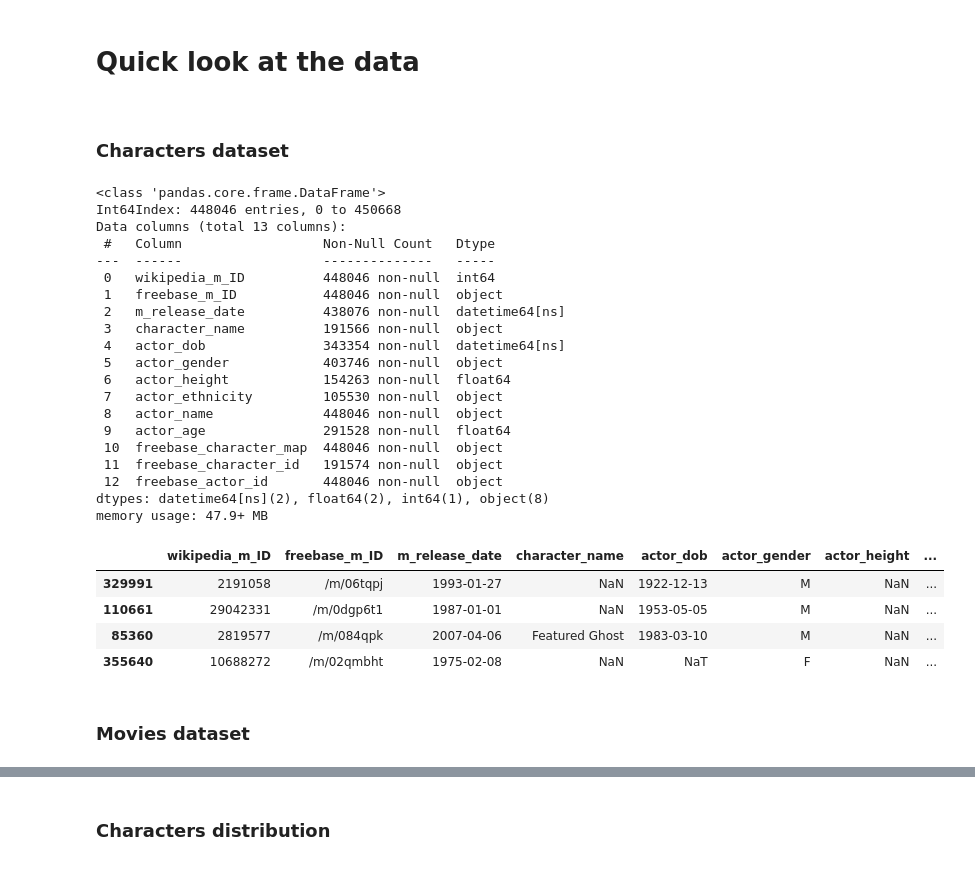
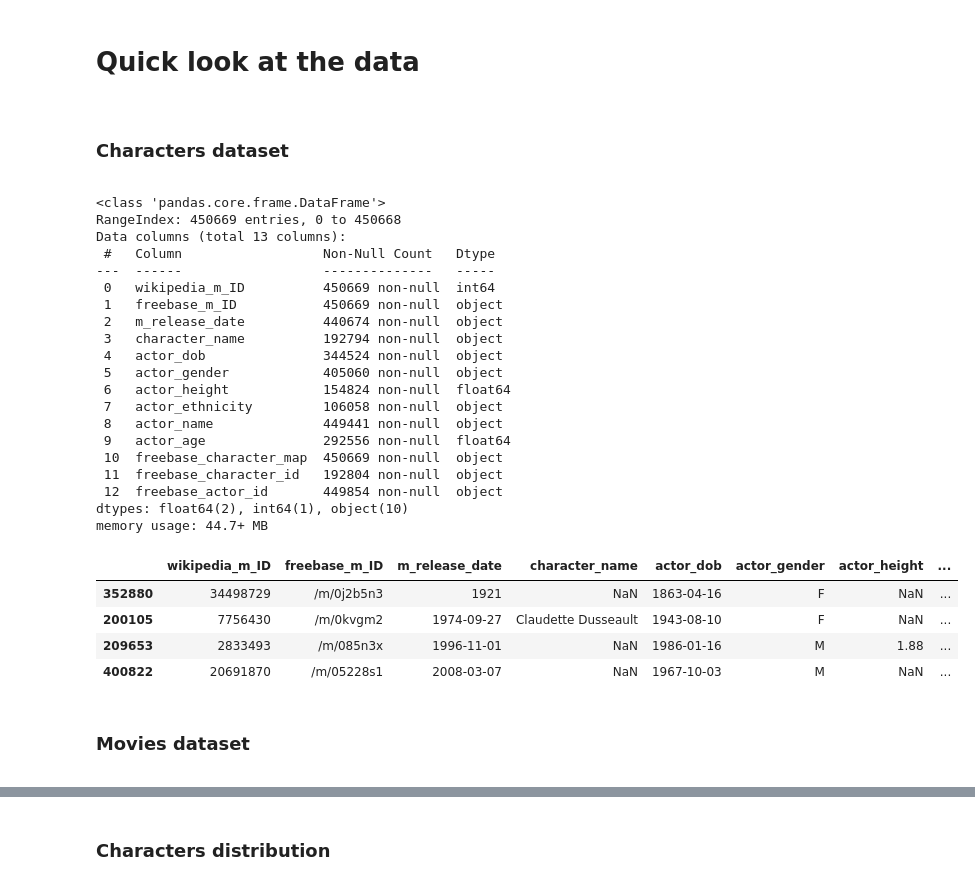
Before and after one commit to epfl-ada/ada-2022-project-dadalife, a Jupyter notebook: ADA_CMU.ipynb, the cells around one changed output, grey strips where cells are left out. Drawn from its saved outputs; the diff is of its cells as text; code cells hidden in the pictures.

```diff
--- a/ADA_CMU.ipynb
+++ b/ADA_CMU.ipynb
@@ -57,3 +38,6 @@ df_actors.drop_duplicates(subset=["wikipedia_m_ID", "character_name", "actor_nam
+# %%
+a_cols = ['wikipedia_m_ID', 'freebase_m_ID', 'm_release_date','character_name', 'actor_dob', 'actor_gender', 'actor_height', 'actor_ethnicity', 'actor_name', 'actor_age', 'freebase_character_map', 'freebase_character_id', 'freebase_actor_id']
+df_chars=pd.read_csv('character.metadata.tsv', sep='\t', names=a_cols)
 # %% [markdown]
 ### Movies data
 <a class="anchor" id="load_movies"></a>
@@ -74,39 +49,41 @@ df_movies=df_movies.where(df_movies.astype(bool),np.nan).drop_duplicates(subset=
 <a class="anchor" id="quicklook"></a>
 # %% [markdown]
 ### Characters dataset
+<a class="anchor" id="quicklook_characters"></a>
 # %%
-df_actors.info()
+df_chars.info()
 # %% [output]
 <class 'pandas.core.frame.DataFrame'>
-Int64Index: 448046 entries, 0 to 450668
+RangeIndex: 450669 entries, 0 to 450668
 Data columns (total 13 columns):
  #   Column                  Non-Null Count   Dtype
 ---  ------                  --------------   -----
- 0   wikipedia_m_ID          448046 non-null  int64
- 1   freebase_m_ID           448046 non-null  object
- 2   m_release_date          438076 non-null  datetime64[ns]
- 3   character_name          191566 non-null  object
- 4   actor_dob               343354 non-null  datetime64[ns]
- 5   actor_gender            403746 non-null  object
- 6   actor_height            154263 non-null  float64
- 7   actor_ethnicity         105530 non-null  object
- 8   actor_name              448046 non-null  object
- 9   actor_age               291528 non-null  float64
- 10  freebase_character_map  448046 non-null  object
- 11  freebase_character_id   191574 non-null  object
- 12  freebase_actor_id       448046 non-null  object
-dtypes: datetime64[ns](2), float64(2), int64(1), object(8)
-memory usage: 47.9+ MB
+ 0   wikipedia_m_ID          450669 non-null  int64
+ 1   freebase_m_ID           450669 non-null  object
+ 2   m_release_date          440674 non-null  object
+ 3   character_name          192794 non-null  object
+ 4   actor_dob               344524 non-null  object
+ 5   actor_gender            405060 non-null  object
+ 6   actor_height            154824 non-null  float64
+ 7   actor_ethnicity         106058 non-null  object
+ 8   actor_name              449441 non-null  object
+ 9   actor_age               292556 non-null  float64
+ 10  freebase_character_map  450669 non-null  object
+ 11  freebase_character_id   192804 non-null  object
+ 12  freebase_actor_id       449854 non-null  object
+dtypes: float64(2), int64(1), object(10)
+memory usage: 44.7+ MB
 # %%
-df_actors.sample(4)
+df_chars.sample(4)
 # %% [output]
 |  | wikipedia_m_ID | freebase_m_ID | m_release_date | character_name | actor_dob | actor_gender | actor_height | ... |
-| 329991 | 2191058 | /m/06tqpj | 1993-01-27 | NaN | 1922-12-13 | M | NaN | ... |
-| 110661 | 29042331 | /m/0dgp6t1 | 1987-01-01 | NaN | 1953-05-05 | M | NaN | ... |
-| 85360 | 2819577 | /m/084qpk | 2007-04-06 | Featured Ghost | 1983-03-10 | M | NaN | ... |
-| 355640 | 10688272 | /m/02qmbht | 1975-02-08 | NaN | NaT | F | NaN | ... |
+| 352880 | 34498729 | /m/0j2b5n3 | 1921 | NaN | 1863-04-16 | F | NaN | ... |
+| 200105 | 7756430 | /m/0kvgm2 | 1974-09-27 | Claudette Dusseault | 1943-08-10 | F | NaN | ... |
+| 209653 | 2833493 | /m/085n3x | 1996-11-01 | NaN | 1986-01-16 | M | 1.88 | ... |
+| 400822 | 20691870 | /m/05228s1 | 2008-03-07 | NaN | 1967-10-03 | M | NaN | ... |
 # %% [markdown]
 ### Movies dataset
+<a class="anchor" id="quicklook_movies"></a>
 # %%
 df_movies.info()
 # %% [output]
```
Also changed, not shown: parts of 41 cells of this notebook.
